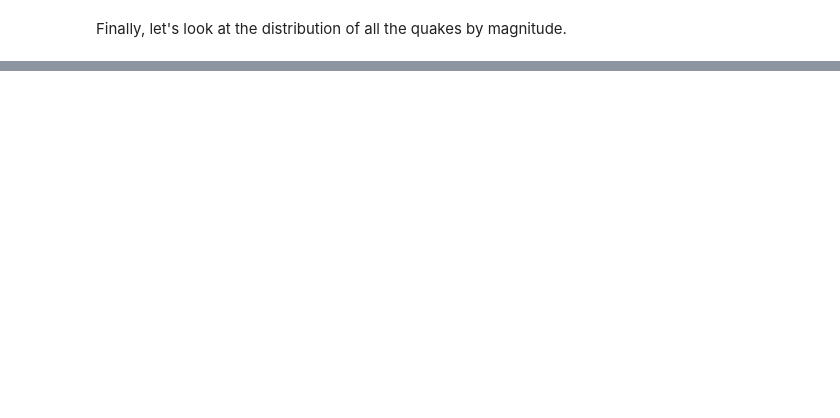
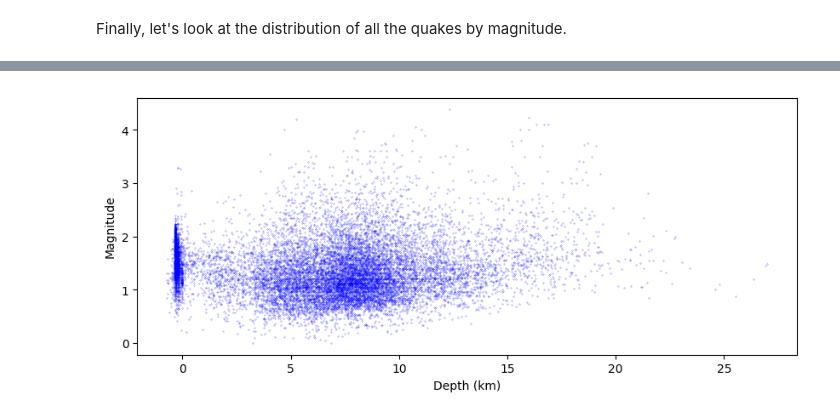
Before and after one commit to jakesnow/quakes, a Jupyter notebook: Quakes.ipynb, the cells around one changed output, grey strips where cells are left out. Cells and saved outputs as stored; diff of their text form; code cells hidden in the pictures; blank space fills up the shorter version.

```diff
--- a/Quakes.ipynb
+++ b/Quakes.ipynb
@@ -216,3 +216,24 @@ Finally, let's look at the distribution of all the quakes by magnitude.
 plot_magnitude_histogram(df, bins=100)
 # %% [output]
 [figure]
+# %%
+def scatterplot(x_data, y_data, x_label="", y_label="", title="", color = "r", yscale_log=False):
+
+    # Create the plot object
+    _, ax = plt.subplots(figsize=(10, 4), dpi=100)
+
+   # Plot the data, set the size (s), color and transparency (alpha)
+    # of the points
+    ax.scatter(x_data, y_data, s = 0.05, color = color, alpha = 0.75)
+
+    if yscale_log == True:
+        ax.set_yscale('log')
+
+    # Label the axes and provide a title
+    ax.set_title(title)
+    ax.set_xlabel(x_label)
+    ax.set_ylabel(y_label)
+# %%
+scatterplot(df.depth,df.mag, "Depth (km)","Magnitude",color='b')
+# %% [output]
+[figure, added]
```
Also changed, not shown: parts of 7 cells of this notebook.
